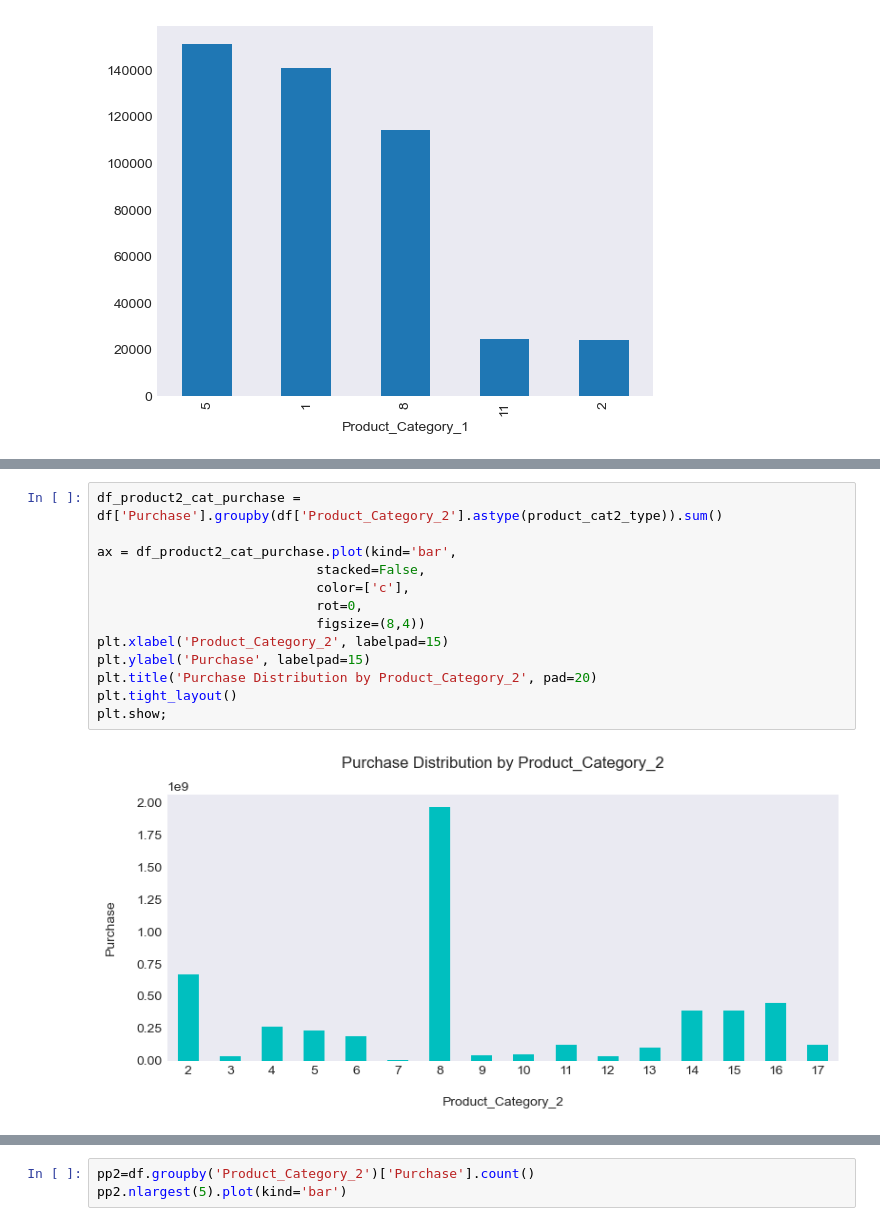
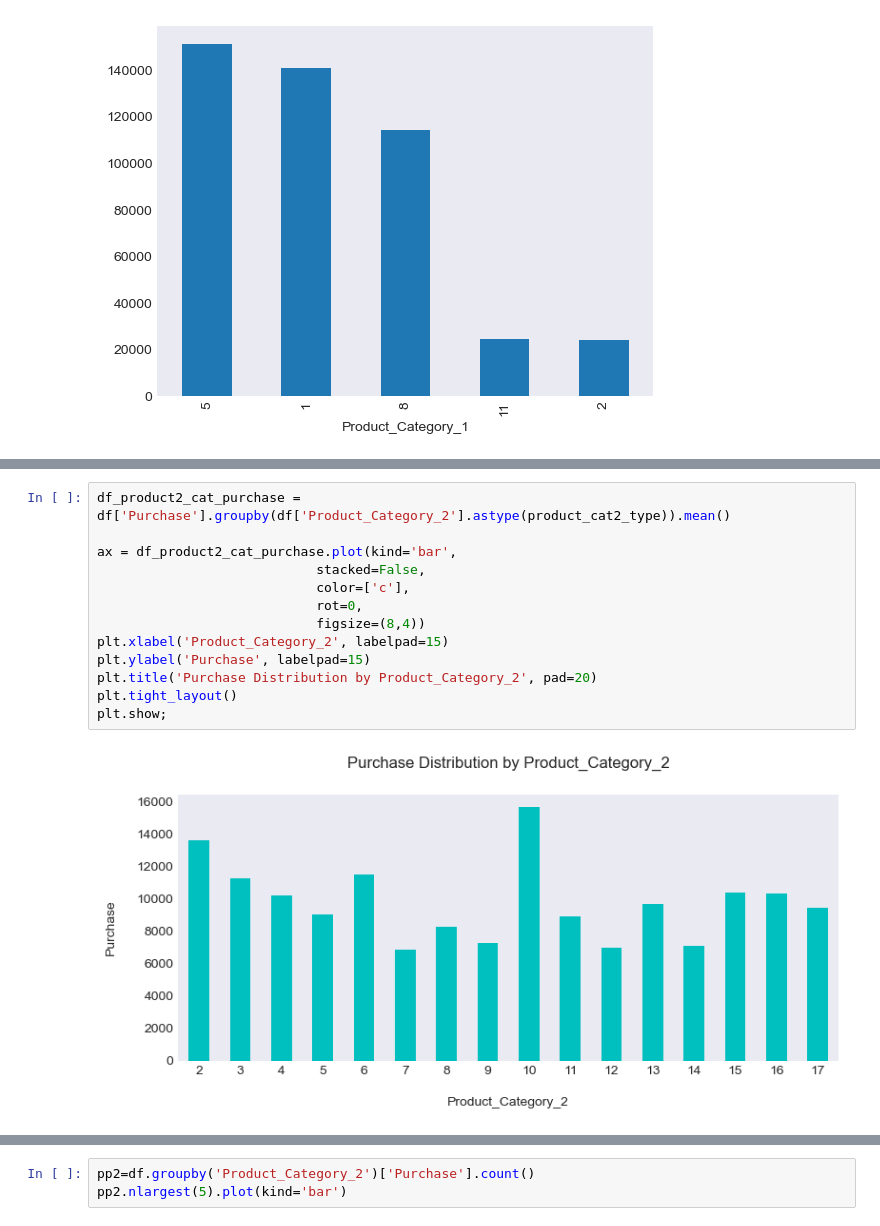
Before and after one commit to nguyenminhthuy/da-course-cybersoft, a Jupyter notebook: pj-black-friday-sales/black-friday-sales.ipynb, the cells around one changed output, grey strips where cells are left out. Drawn from its saved outputs; the diff is of its cells as text.

```diff
--- a/pj-black-friday-sales/black-friday-sales.ipynb
+++ b/pj-black-friday-sales/black-friday-sales.ipynb
@@ -940,15 +776,15 @@ pp1.nlargest(5).plot(kind='bar')
 # %%
-df_product2_cat_purchase = df['Purchase'].groupby(df['Product_Category_2'].astype(product_cat2_type)).sum()
+df_product2_cat_purchase = df['Purchase'].groupby(df['Product_Category_2'].astype(product_cat2_type)).mean()
 
 ax = df_product2_cat_purchase.plot(kind='bar',
                             stacked=False,
                             color=['c'],
                             rot=0,
                             figsize=(8,4))
 plt.xlabel('Product_Category_2', labelpad=15)
 plt.ylabel('Purchase', labelpad=15)
 plt.title('Purchase Distribution by Product_Category_2', pad=20)
 plt.tight_layout()
 plt.show;
 # %% [output]
-[figure, old version]
+[figure, new version]
```
Also changed, not shown: parts of 103 cells of this notebook, 7 other files.
